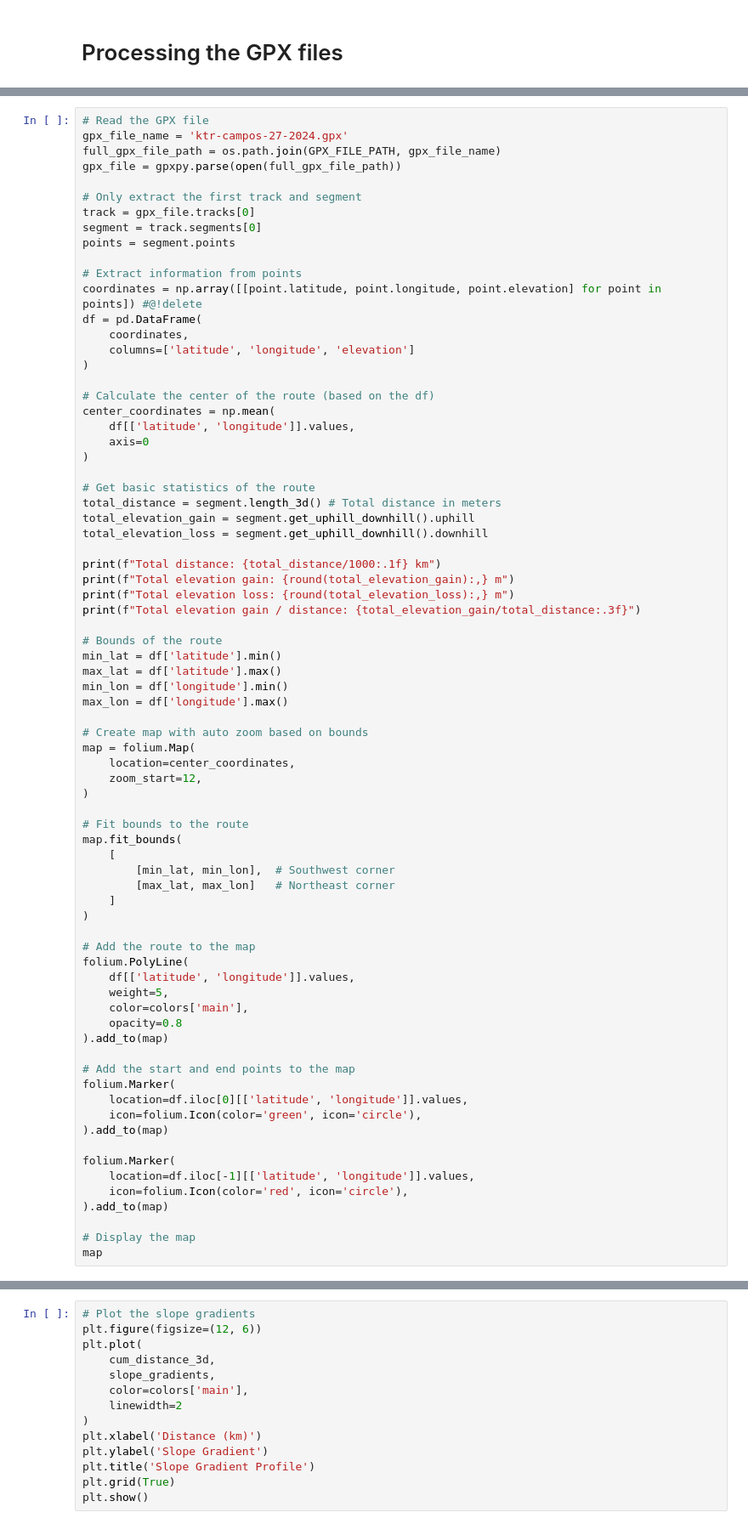
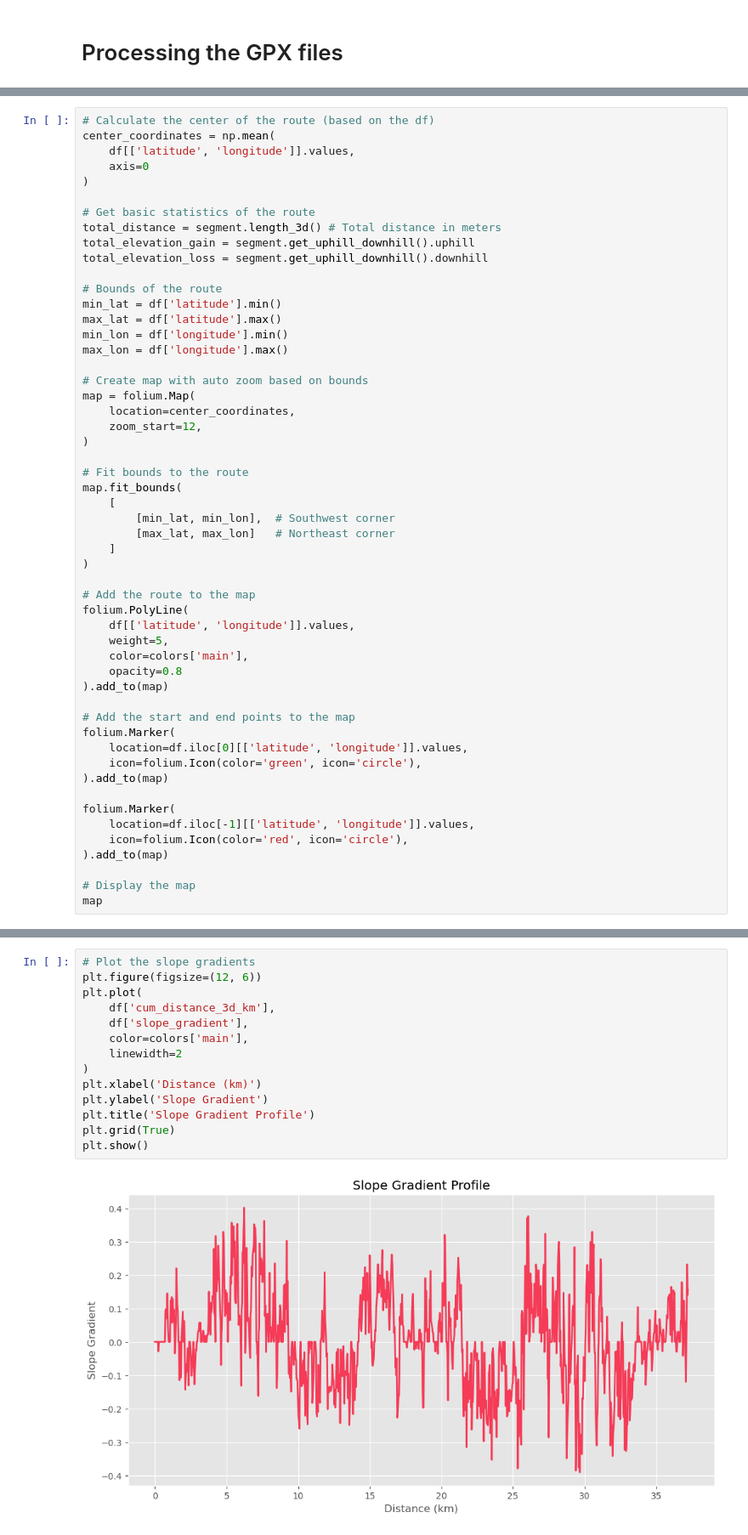
Before and after one commit to mpjan/gpx-compare, a Jupyter notebook: notebooks/read-gpx.ipynb, the cells around one changed output, grey strips where cells are left out. Shown: that part at 85% size. Cells and saved outputs as stored; diff of their text form.

```diff
--- a/notebooks/read-gpx.ipynb
+++ b/notebooks/read-gpx.ipynb
@@ -28,21 +133,4 @@ plt.style.use('ggplot')
 # %%
-# Read the GPX file
-gpx_file_name = 'ktr-campos-27-2024.gpx'
-full_gpx_file_path = os.path.join(GPX_FILE_PATH, gpx_file_name)
-gpx_file = gpxpy.parse(open(full_gpx_file_path))
-
-# Only extract the first track and segment
-track = gpx_file.tracks[0]
-segment = track.segments[0]
-points = segment.points
-
-# Extract information from points
-coordinates = np.array([[point.latitude, point.longitude, point.elevation] for point in points]) #@!delete
-df = pd.DataFrame(
-    coordinates,
-    columns=['latitude', 'longitude', 'elevation']
-)
-
 # Calculate the center of the route (based on the df)
 center_coordinates = np.mean(
     df[['latitude', 'longitude']].values,
@@ -53,11 +141,6 @@ center_coordinates = np.mean(
 total_distance = segment.length_3d() # Total distance in meters
 total_elevation_gain = segment.get_uphill_downhill().uphill
 total_elevation_loss = segment.get_uphill_downhill().downhill
-
-print(f"Total distance: {total_distance/1000:.1f} km")
-print(f"Total elevation gain: {round(total_elevation_gain):,} m")
-print(f"Total elevation loss: {round(total_elevation_loss):,} m")
-print(f"Total elevation gain / distance: {total_elevation_gain/total_distance:.3f}")
 
 # Bounds of the route
 min_lat = df['latitude'].min()
@@ -196,14 +256,16 @@ fig.show()
 # %%
 # Plot the slope gradients
 plt.figure(figsize=(12, 6))
 plt.plot(
-    cum_distance_3d,
-    slope_gradients,
+    df['cum_distance_3d_km'],
+    df['slope_gradient'],
     color=colors['main'],
     linewidth=2
 )
 plt.xlabel('Distance (km)')
 plt.ylabel('Slope Gradient')
 plt.title('Slope Gradient Profile')
 plt.grid(True)
 plt.show()
+# %% [output]
+[figure, added]
```
Also changed, not shown: parts of 10 cells of this notebook, 6 other files.
